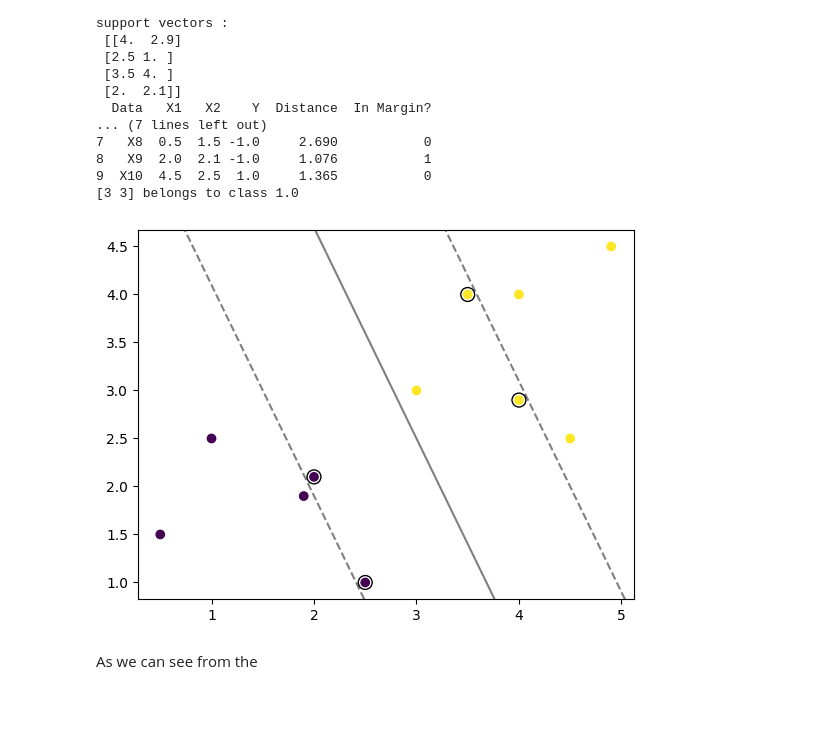
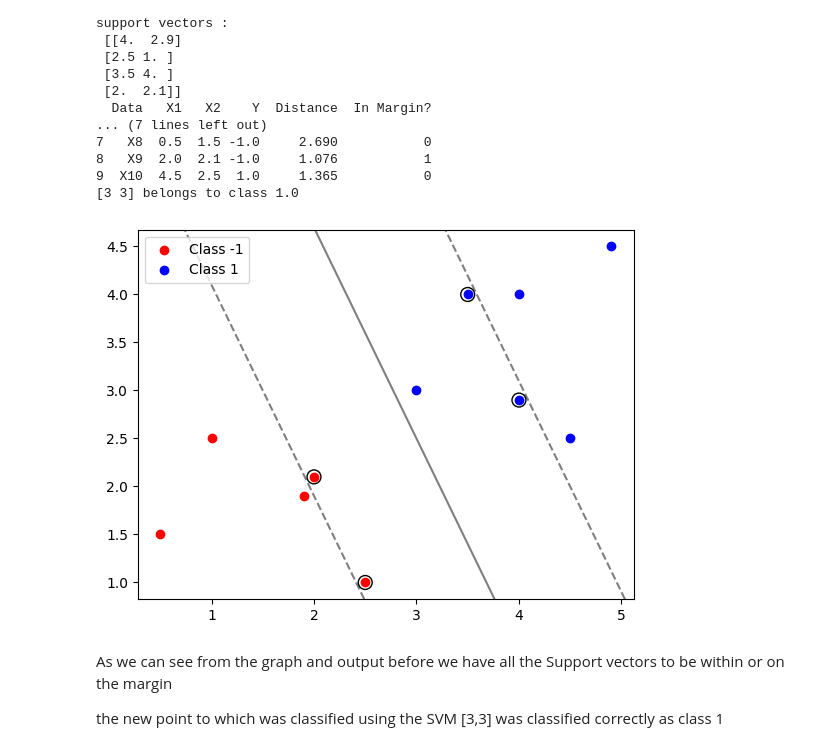
Before and after one commit to sanjeet-jain/cs-559, a Jupyter notebook: CS559_S23_HW3/HW3/HW3-Sanjeet_Vinod_jain.ipynb, the cells around one changed output. Cells and saved outputs as stored; diff of their text form; code cells hidden in the pictures; blank space fills up the shorter version.

```diff
--- a/CS559_S23_HW3/HW3/HW3-Sanjeet_Vinod_jain.ipynb
+++ b/CS559_S23_HW3/HW3/HW3-Sanjeet_Vinod_jain.ipynb
@@ -171,22 +171,25 @@ support vectors :
 # %%
 # Plot the data points
 fig, ax = plt.subplots()
 X_new = np.append(X,[test],axis=0)
 y_new = np.append(y,[result],axis=0)
-ax.scatter(np.array(X_new)[:, 0], np.array(X_new)[:, 1], c=y_new)
+scatter1 = ax.scatter(np.array(X_new)[y_new == -1, 0], np.array(X_new)[y_new == -1, 1], c='r', label='Class -1')
+scatter2 = ax.scatter(np.array(X_new)[y_new == 1, 0], np.array(X_new)[y_new == 1, 1], c='b', label='Class 1')
+
 
 # Plot the hyperplane
 xlim = ax.get_xlim()
 ylim = ax.get_ylim()
 xx = np.linspace(xlim[0], xlim[1])
 yy = np.linspace(ylim[0], ylim[1])
 YY, XX = np.meshgrid(yy, xx)
 xy = np.vstack([XX.ravel(), YY.ravel()]).T
 Z = (np.dot(xy, simple_SVM.w) + simple_SVM.b).reshape(XX.shape)
 ax.contour(XX, YY, Z, colors='k', levels=[-simple_SVM.margin, 0, simple_SVM.margin], alpha=0.5,
            linestyles=['--', '-', '--'])
 ax.scatter(simple_SVM.supportVectors[:, 0], simple_SVM.supportVectors[:, 1], s=100,
            linewidth=1, facecolors='none', edgecolors='k')
+plt.legend(handles=[scatter1, scatter2])
 plt.show()
 # %% [output]
-[figure, old version]
+[figure, new version]
@@ -202,2 +196,4 @@ arr = np.append(arr, [new_row], axis=0)
-# %% [markdown]
-As we can see from the
+# %% [markdown]
+As we can see from the graph and output before we have all the Support vectors to be within or on the margin
+
+the new point to which was classified using the SVM [3,3] was classified correctly as class 1
```
Also changed, not shown: parts of 1 cell of this notebook.
